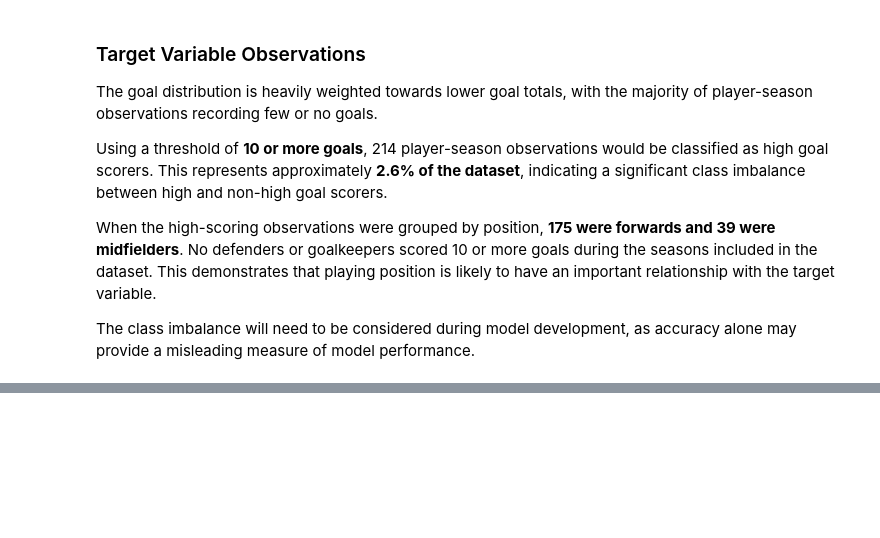
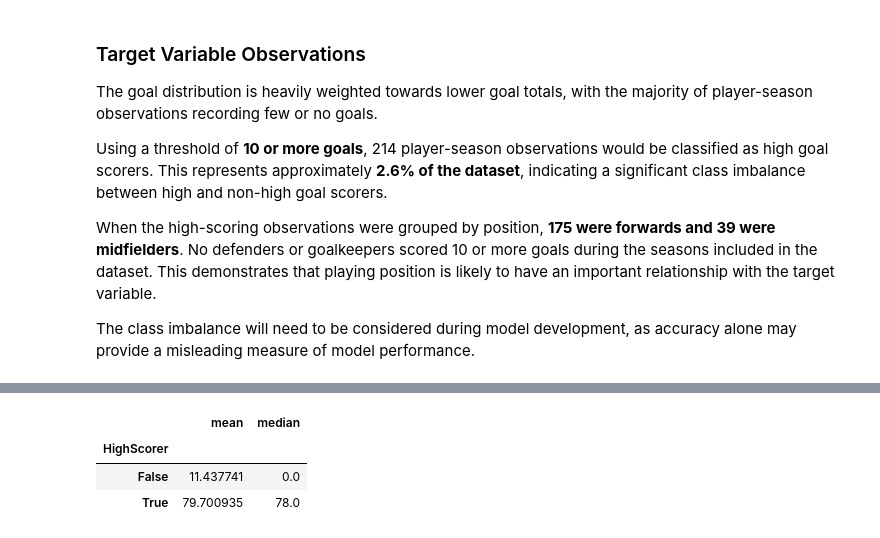
Before and after one commit to garethrogers28/premier-league-predictor, a Jupyter notebook: jupyter_notebooks/03_Exploratory_Data_Analysis.ipynb, the cells around one changed output, grey strips where cells are left out. Drawn from its saved outputs; the diff is of its cells as text; code cells hidden in the pictures; blank space fills up the shorter version.

Commit message:
Explore potential predictors for high scorers

```diff
--- a/jupyter_notebooks/03_Exploratory_Data_Analysis.ipynb
+++ b/jupyter_notebooks/03_Exploratory_Data_Analysis.ipynb
@@ -248,0 +288,3 @@ The class imbalance will need to be considered during model development, as accu
+# %%
+df["HighScorer"] = df["Goals"] >= 10
+df["HighScorer"].value_counts()
@@ -248,0 +334,7 @@ The class imbalance will need to be considered during model development, as accu
+# %%
+df.groupby("HighScorer")["Shots"].agg(["mean", "median"])
+# %% [output]
+|  | mean | median |
+| HighScorer |  |  |
+| False | 11.437741 | 0.0 |
+| True | 79.700935 | 78.0 |
```
Also changed, not shown: parts of 9 cells of this notebook.
